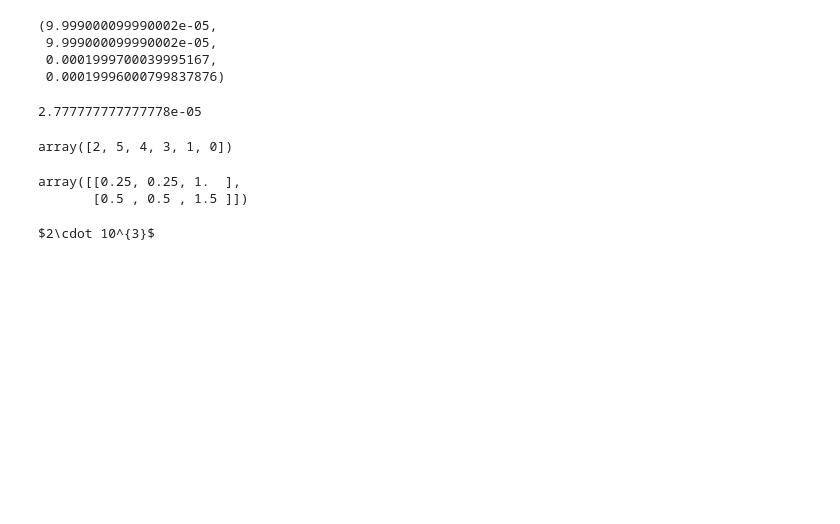
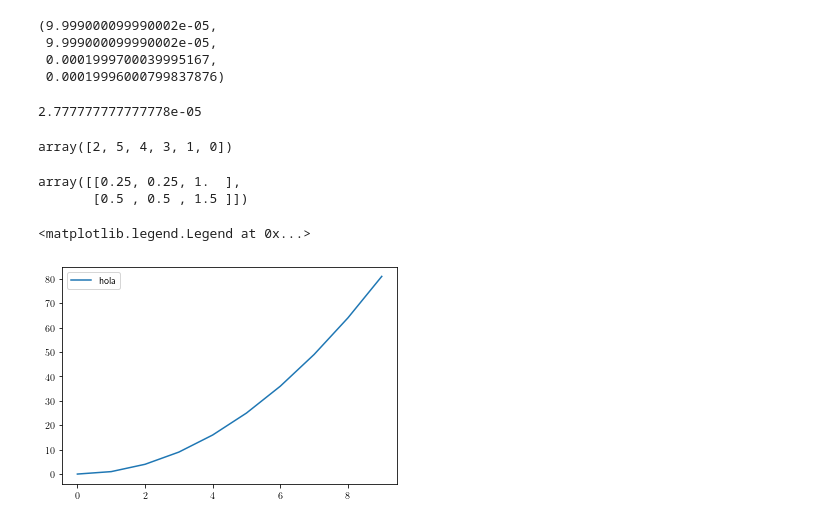
Before and after one commit to rmorantovar/Immune_System, a Jupyter notebook: Jupyter_Notebooks/7_Recognition.ipynb, the cells around one changed output. Saved outputs shown, nothing was run; the diff lists cells and outputs as text; code cells hidden in the pictures; blank space fills up the shorter version.

```diff
--- a/Jupyter_Notebooks/7_Recognition.ipynb
+++ b/Jupyter_Notebooks/7_Recognition.ipynb
@@ -595,9 +595,17 @@ np.divide(A.T, (np.array([4, 2]))).T
 # %% [output]
 array([[0.25, 0.25, 1.  ],
        [0.5 , 0.5 , 1.5 ]])
-# %%
-N_r = 2e3
-
-print(r'$%.0f\cdot 10^{%d}$'%(10**(np.log10(N_r)%1), int(np.log10(N_r))))
-# %% [output]
-$2\cdot 10^{3}$
+# %%
+A=dict()
+xs = []
+a = []
+for x in np.arange(10):
+    xs.append(x)
+    if(x%2==0):
+        a.append(x)
+    A[x] = x**2
+plt.plot(xs, list(A.values()), label = 'hola')
+plt.legend()
+# %% [output]
+<matplotlib.legend.Legend at 0x...>
+[figure, added]
```
Also changed, not shown: parts of 1 cell of this notebook, 38 other files.
